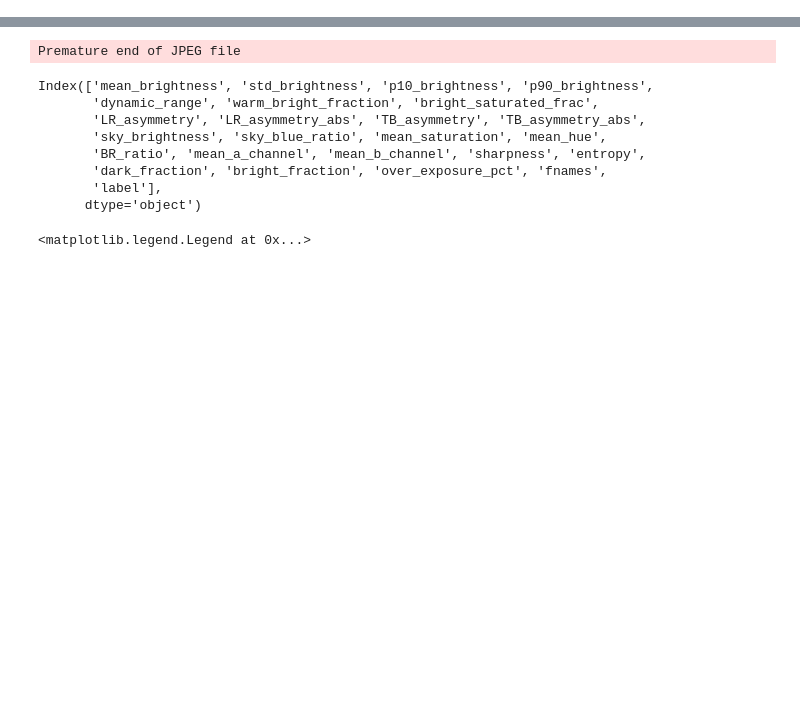
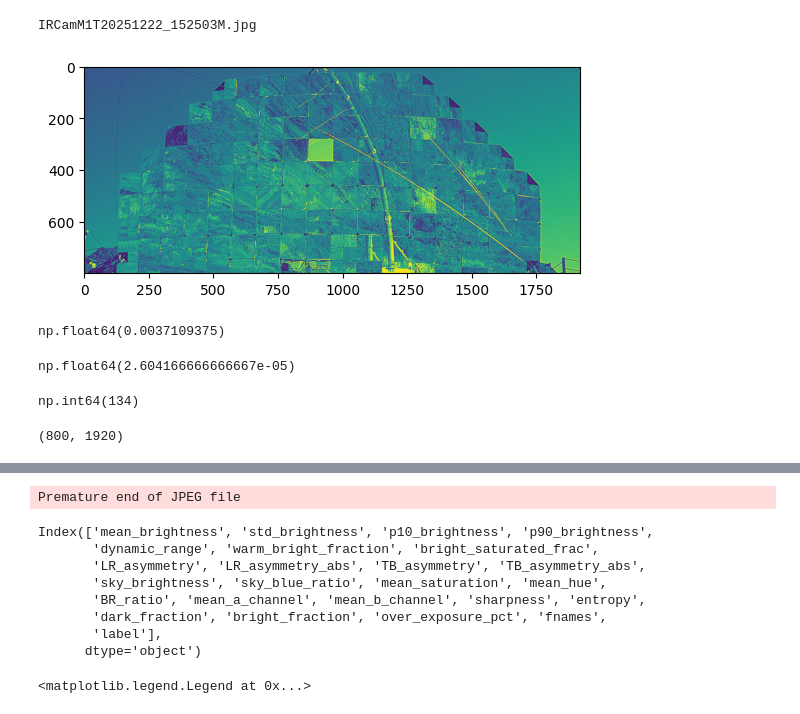
Before and after one commit to pawel21/Computer_vision_for_MAGIC, a Jupyter notebook: notebooks/quality_img.ipynb, the cells around one changed output, grey strips where cells are left out. Cells and saved outputs as stored; diff of their text form; code cells hidden in the pictures; blank space fills up the shorter version.

```diff
--- a/notebooks/quality_img.ipynb
+++ b/notebooks/quality_img.ipynb
@@ -199,0 +276,26 @@ files = sorted(img_dir.glob("IRCamM1T*.jpg"))
+# %%
+img_path = files[50]
+img = cv2.imread(img_path)
+print(str(img_path).split("/")[-1])
+strip = img[0:800, :]
+gray_strip = cv2.cvtColor(strip, cv2.COLOR_BGR2GRAY)
+fig, ax = plt.subplots()
+ax.imshow(gray_strip)
+plt.show()
+get_warm_bright(strip)
+# %% [output]
+IRCamM1T20251222_152503M.jpg
+[figure, added]
+np.float64(0.0037109375)
+# %%
+np.sum(w)/(w.shape[0]*w.shape[1])
+# %% [output]
+np.float64(2.604166666666667e-05)
+# %%
+get_warm_bright(strip)
+# %% [output]
+np.int64(134)
+# %%
+gray_strip.shape
+# %% [output]
+(800, 1920)
```
Also changed, not shown: parts of 8 cells of this notebook.
